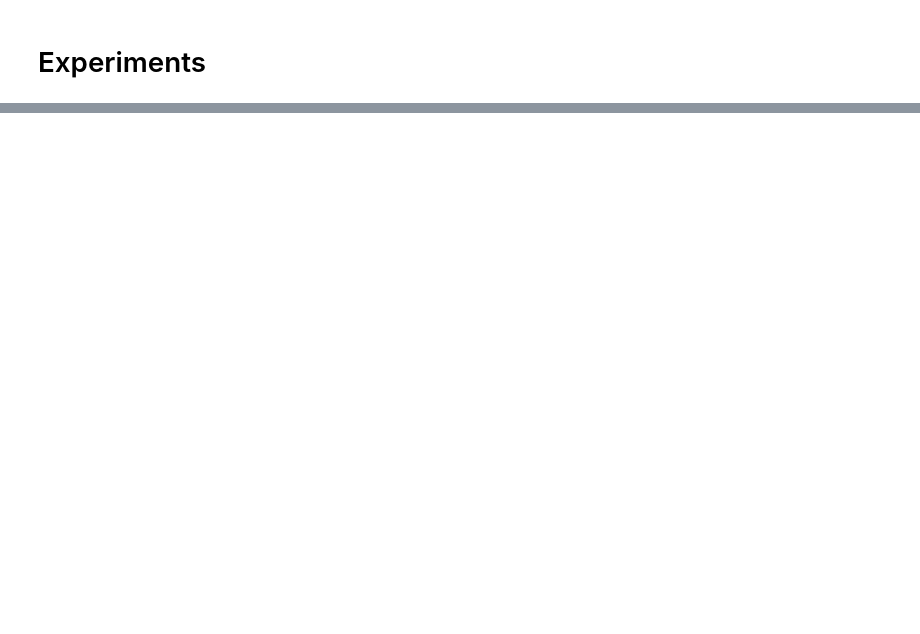
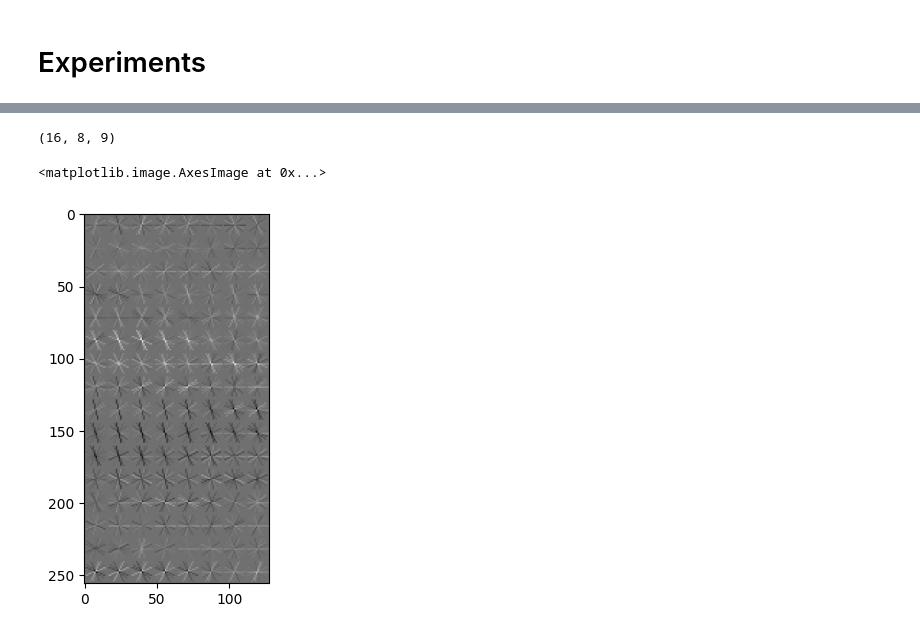
Before and after one commit to mhtang2/HOGPedestrianDetection, a Jupyter notebook: hog_model.ipynb, the cells around one changed output, grey strips where cells are left out. Cells and saved outputs as stored; diff of their text form; code cells hidden in the pictures; blank space fills up the shorter version.

```diff
--- a/hog_model.ipynb
+++ b/hog_model.ipynb
@@ -338,0 +403,39 @@ plt.legend()
+# %%
+from skimage import draw
+c_row=16
+c_col=16
+b_row, b_col = 2,2
+
+orientation_histogram = filters.permute(1,2,0).cpu().numpy()
+
+print(orientation_histogram.shape)
+
+n_cells_row,n_cells_col,orientations = orientation_histogram.shape
+s_row = c_row * n_cells_row
+s_col = c_col * n_cells_col
+
+radius = min(c_row, c_col) // 2 - 1
+orientations_arr = np.arange(orientations)
+# set dr_arr, dc_arr to correspond to midpoints of orientation bins
+orientation_bin_midpoints = (
+    np.pi * (orientations_arr + .5) / orientations)
+dr_arr = radius * np.sin(orientation_bin_midpoints)
+dc_arr = radius * np.cos(orientation_bin_midpoints)
+hog_image = np.zeros((s_row, s_col), dtype=float)
+for r in range(n_cells_row):
+    for c in range(n_cells_col):
+        for o, dr, dc in zip(orientations_arr, dr_arr, dc_arr):
+            centre = tuple([r * c_row + c_row // 2,
+                            c * c_col + c_col // 2])
+            rr, cc = draw.line(int(centre[0] - dc),
+                               int(centre[1] + dr),
+                               int(centre[0] + dc),
+                               int(centre[1] - dr))
+            hog_image[rr, cc] += orientation_histogram[r, c, o]
+# %% [output]
+(16, 8, 9)
+# %%
+plt.imshow(hog_image, cmap='gray')
+# %% [output]
+<matplotlib.image.AxesImage at 0x...>
+[figure, added]
```
Also changed, not shown: parts of 13 cells of this notebook, 4 other files.
